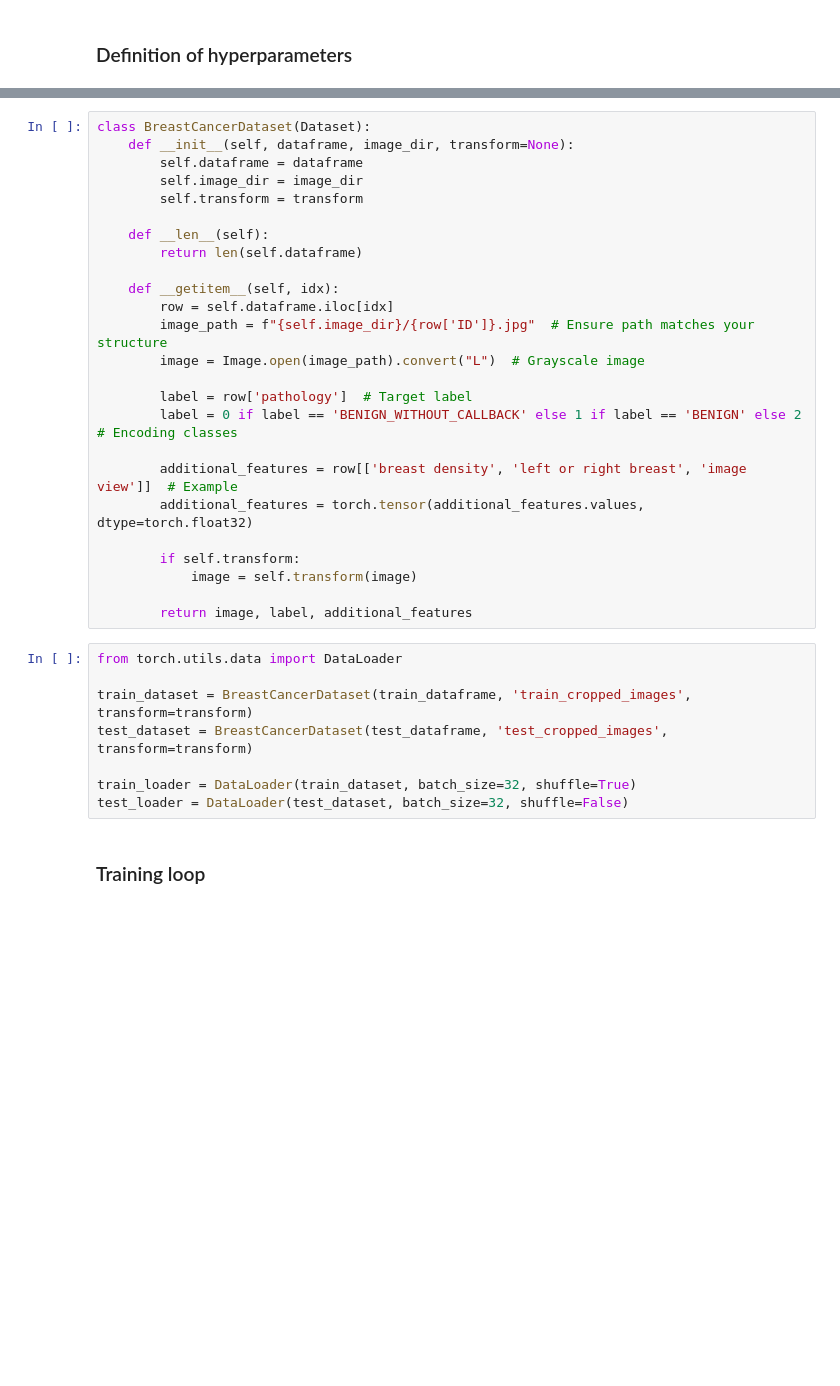
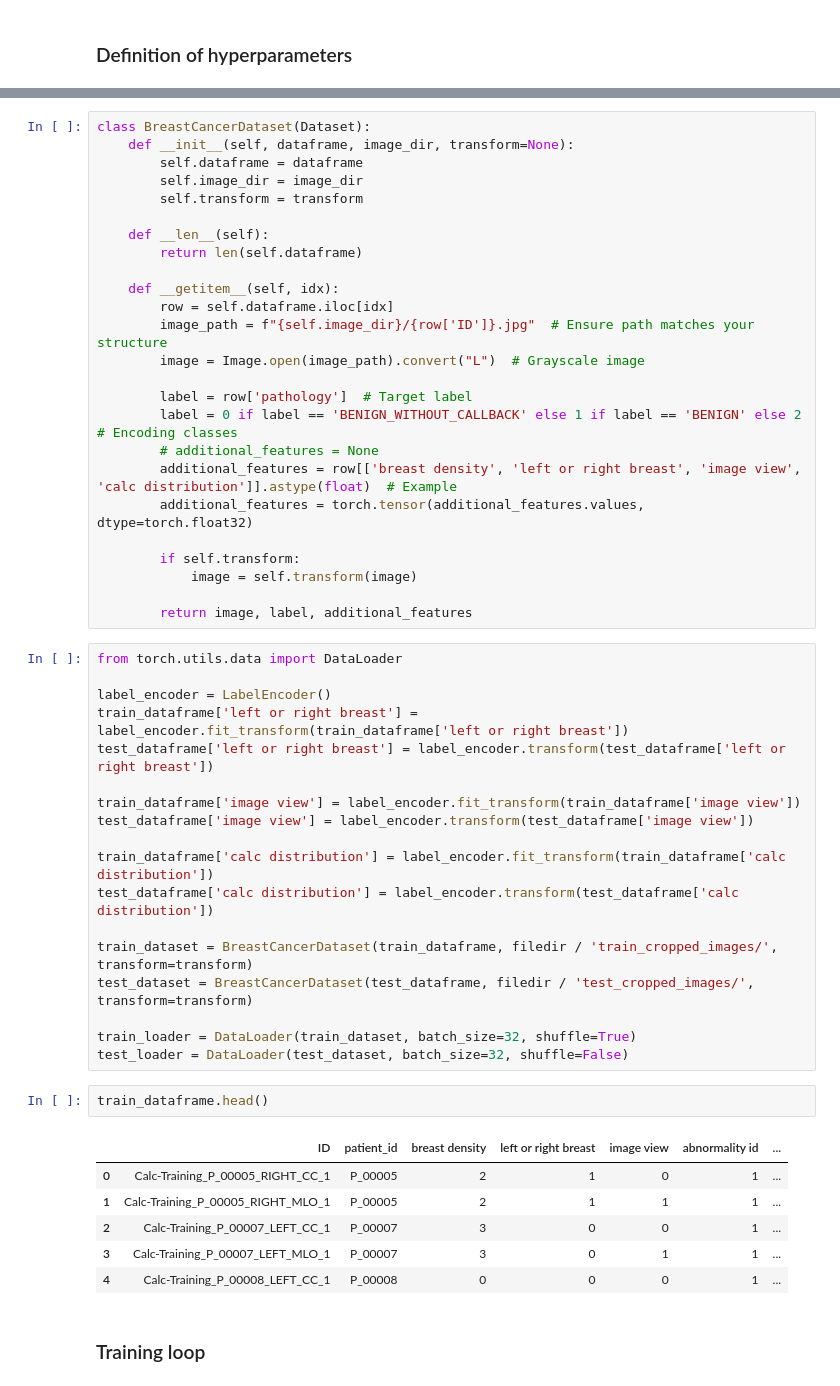
Before and after one commit to xulixa/Breast-cancer-identification, a Jupyter notebook: train_model.ipynb, the cells around one changed output, grey strips where cells are left out. Cells and saved outputs as stored; diff of their text form; blank space fills up the shorter version.

Commit message:
Dodana robusnost transformiranja podataka ukljucujuci pokusaj treniranja

```diff
--- a/train_model.ipynb
+++ b/train_model.ipynb
@@ -132,8 +138,8 @@ class BreastCancerDataset(Dataset):
 
         label = row['pathology']  # Target label
         label = 0 if label == 'BENIGN_WITHOUT_CALLBACK' else 1 if label == 'BENIGN' else 2  # Encoding classes
-
-        additional_features = row[['breast density', 'left or right breast', 'image view']]  # Example
+        # additional_features = None
+        additional_features = row[['breast density', 'left or right breast', 'image view', 'calc distribution']].astype(float)  # Example
         additional_features = torch.tensor(additional_features.values, dtype=torch.float32)
 
         if self.transform:
@@ -143,11 +149,30 @@ class BreastCancerDataset(Dataset):
 # %%
 from torch.utils.data import DataLoader
 
-train_dataset = BreastCancerDataset(train_dataframe, 'train_cropped_images', transform=transform)
-test_dataset = BreastCancerDataset(test_dataframe, 'test_cropped_images', transform=transform)
+label_encoder = LabelEncoder()
+train_dataframe['left or right breast'] = label_encoder.fit_transform(train_dataframe['left or right breast'])
+test_dataframe['left or right breast'] = label_encoder.transform(test_dataframe['left or right breast'])
+
+train_dataframe['image view'] = label_encoder.fit_transform(train_dataframe['image view'])
+test_dataframe['image view'] = label_encoder.transform(test_dataframe['image view'])
+
+train_dataframe['calc distribution'] = label_encoder.fit_transform(train_dataframe['calc distribution'])
+test_dataframe['calc distribution'] = label_encoder.transform(test_dataframe['calc distribution'])
+
+train_dataset = BreastCancerDataset(train_dataframe, filedir / 'train_cropped_images/', transform=transform)
+test_dataset = BreastCancerDataset(test_dataframe, filedir / 'test_cropped_images/', transform=transform)
 
 train_loader = DataLoader(train_dataset, batch_size=32, shuffle=True)
 test_loader = DataLoader(test_dataset, batch_size=32, shuffle=False)
+# %%
+train_dataframe.head()
+# %% [output]
+|  | ID | patient_id | breast density | left or right breast | image view | abnormality id | ... |
+| 0 | Calc-Training_P_00005_RIGHT_CC_1 | P_00005 | 2 | 1 | 0 | 1 | ... |
+| 1 | Calc-Training_P_00005_RIGHT_MLO_1 | P_00005 | 2 | 1 | 1 | 1 | ... |
+| 2 | Calc-Training_P_00007_LEFT_CC_1 | P_00007 | 3 | 0 | 0 | 1 | ... |
+| 3 | Calc-Training_P_00007_LEFT_MLO_1 | P_00007 | 3 | 0 | 1 | 1 | ... |
+| 4 | Calc-Training_P_00008_LEFT_CC_1 | P_00008 | 0 | 0 | 0 | 1 | ... |
 # %% [markdown]
 ### Training loop
 # %%
```
Also changed, not shown: parts of 4 cells of this notebook.
